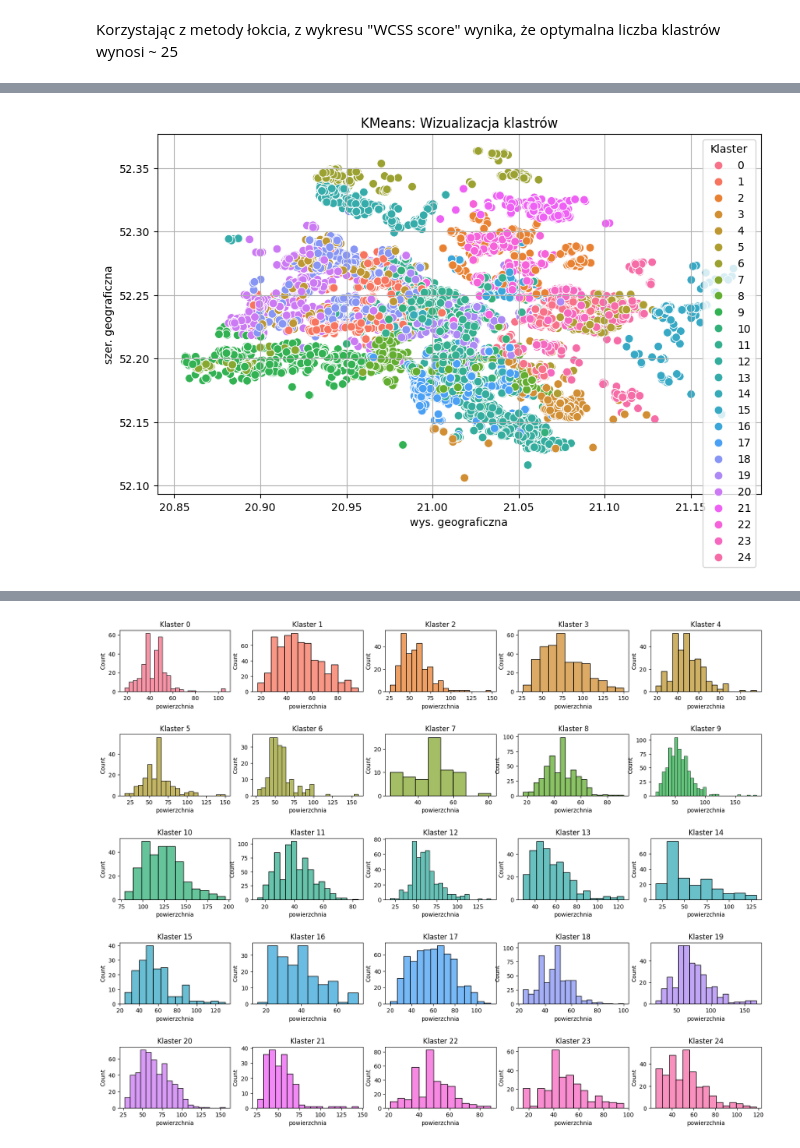
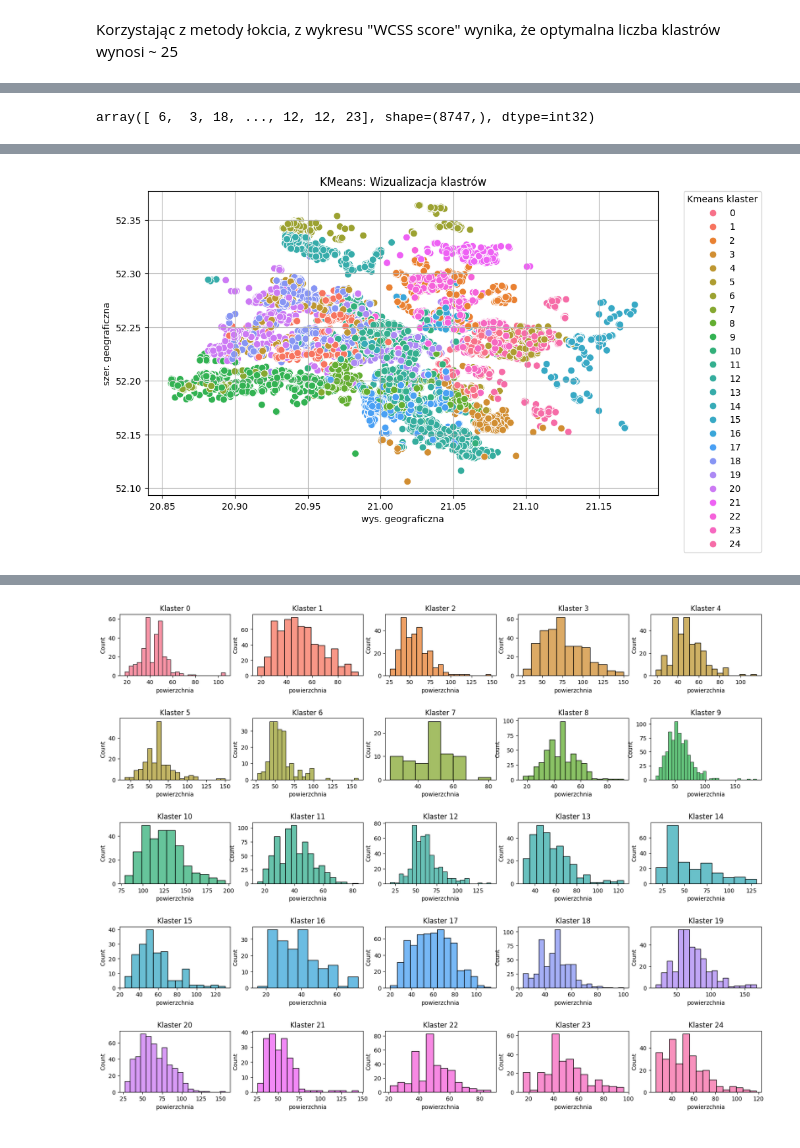
Before and after one commit to ThePhaseless/ProjectMAD, a Jupyter notebook: data_analysis.ipynb, the cells around one changed output, grey strips where cells are left out. Saved outputs shown, nothing was run; the diff lists cells and outputs as text; code cells hidden in the pictures.

Commit message:
better visualization + fixes

```diff
--- a/data_analysis.ipynb
+++ b/data_analysis.ipynb
@@ -722,3 +622,8 @@ mpl.show()
+# %%
+kmeans_model = KMeans(25, max_iter=500, random_state=42)
+kmeans_model.fit_predict(df_processed_ncat)
+# %% [output]
+array([ 6,  3, 18, ..., 12, 12, 23], shape=(8747,), dtype=int32)
 # %%
 df["Kmeans klaster"] = kmeans_model.labels_
 df.head(10)
@@ -737,11 +642,16 @@ df.head(10)
 # %%
 palette = sns.color_palette("husl", 25)
 
 mpl.figure(figsize=(10, 6))
 sns.scatterplot(data=df, x=df["wys. geograficzna"], y=df["szer. geograficzna"], hue=df["Kmeans klaster"], palette=palette, s=60)
 mpl.title("KMeans: Wizualizacja klastrów")
-mpl.legend(title="Klaster")
 mpl.grid(True)
+mpl.legend(
+    title="Kmeans klaster",
+    bbox_to_anchor=(1.05, 1),
+    loc='upper left',
+    borderaxespad=0.
+)
 mpl.show()
 # %% [output]
-[figure, old version]
+[figure, new version]
```
Also changed, not shown: parts of 37 cells of this notebook.
